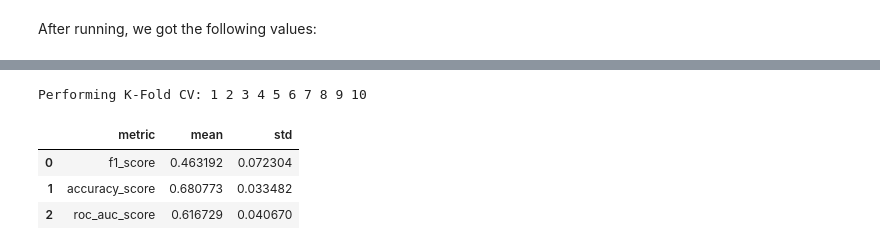
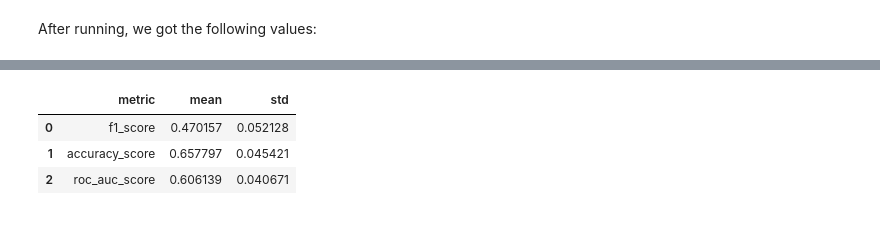
Before and after one commit to barbara-san/LabIACD-Project-1, a Jupyter notebook: Delivery/xgboost_parameter_hypertuning.ipynb, the cells around one changed output, grey strips where cells are left out. Drawn from its saved outputs; the diff is of its cells as text; code cells hidden in the pictures.

```diff
--- a/Delivery/xgboost_parameter_hypertuning.ipynb
+++ b/Delivery/xgboost_parameter_hypertuning.ipynb
@@ -79,17 +84,15 @@ for parameter, value in best.items():
 # %%
 best = {
-    'n_estimators': 50,
-	'max_depth': 55,
-	'min_samples_leaf': 10
+    'n_estimators': 100,
+	'max_depth': 5,
+	'min_child_weight': 5
 }
-
-model = GradientBoostingClassifier(**best)
-scores = k_fold_cv(model, df, pca_components=100, k_fold_verbose=True)
+model = XGBClassifier(**best)
+scores = k_fold_cv(model, df, pca_components=50)
 metrics_results = mean_std_results_k_fold_CV(scores)
 metrics_results
 # %% [output]
-Performing K-Fold CV: 1 2 3 4 5 6 7 8 9 10
 |  | metric | mean | std |
-| 0 | f1_score | 0.463192 | 0.072304 |
-| 1 | accuracy_score | 0.680773 | 0.033482 |
-| 2 | roc_auc_score | 0.616729 | 0.040670 |
+| 0 | f1_score | 0.470157 | 0.052128 |
+| 1 | accuracy_score | 0.657797 | 0.045421 |
+| 2 | roc_auc_score | 0.606139 | 0.040671 |
```
Also changed, not shown: parts of 3 cells of this notebook, 2 other files.
